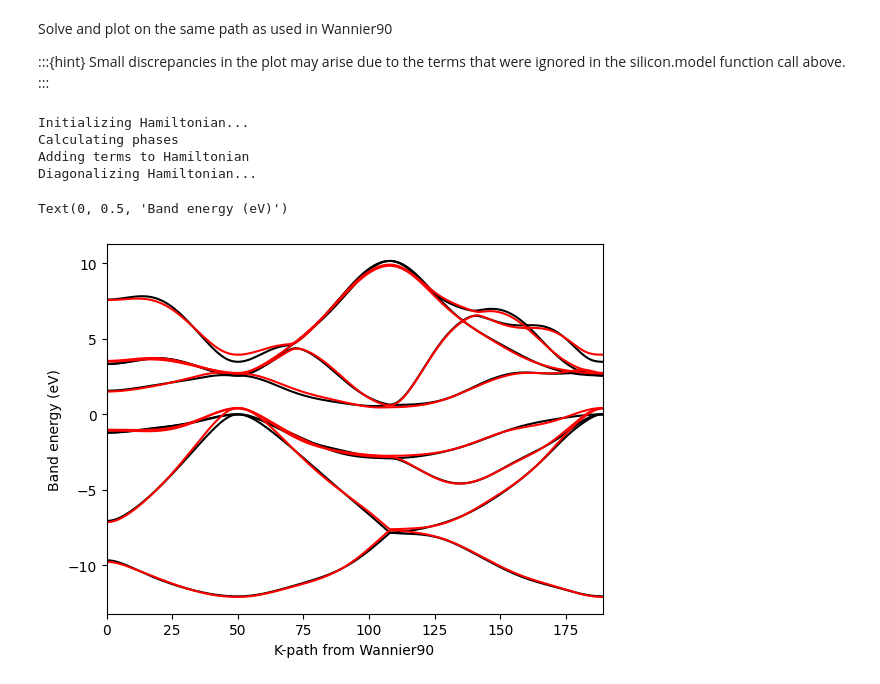
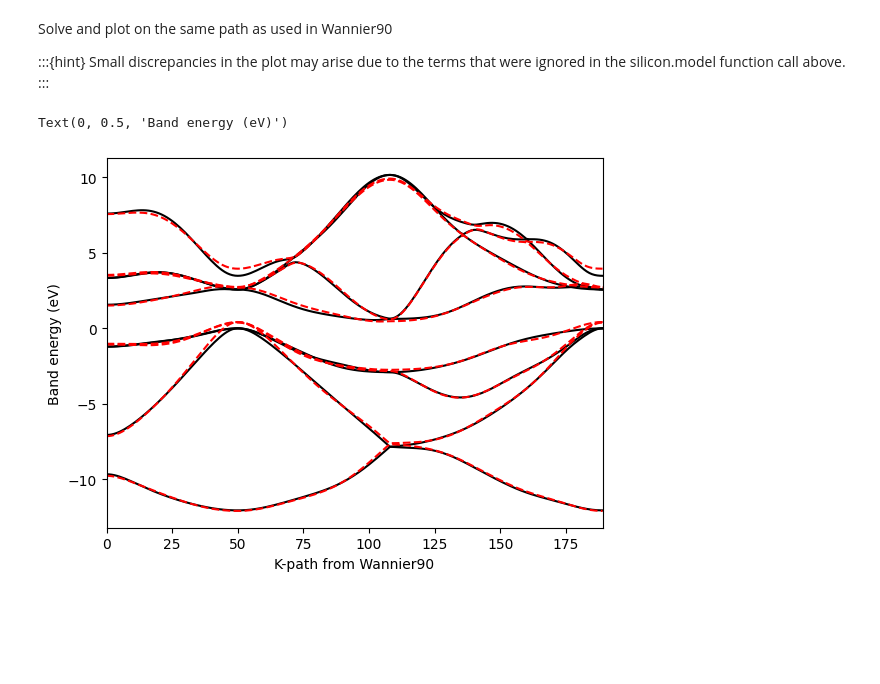
Before and after one commit to pythtb/pythtb, a Jupyter notebook: docs/source/examples_ipynb/w90.ipynb, the cells around one changed output. Saved outputs shown, nothing was run; the diff lists cells and outputs as text; code cells hidden in the pictures; blank space fills up the shorter version.

```diff
--- a/docs/source/examples_ipynb/w90.ipynb
+++ b/docs/source/examples_ipynb/w90.ipynb
@@ -6,7 +6,7 @@ from pythtb import W90
 import matplotlib.pyplot as plt
 import numpy as np
 # %%
-silicon = W90(r"silicon_w90", r"silicon")
+silicon = W90("silicon_w90", "silicon")
 # %%
 # hard coded fermi level in eV
 fermi_ev = 6.2285135
@@ -62,3 +62,5 @@ Solve and plot on the same path as used in Wannier90
 :::{hint}
 Small discrepancies in the plot may arise due to the terms that were ignored in the silicon.model function call above.
 :::
+# %%
+w90_kpt, w90_evals, w90_kdist = silicon.w90_bands(return_kdist=True)
@@ -65,20 +69,12 @@ Small discrepancies in the plot may arise due to the terms that were ignored in
 # %%
 fig, ax = plt.subplots()
-(w90_kpt, w90_evals) = silicon.w90_bands_consistency()
 
-ax.plot(list(range(w90_evals.shape[0])), w90_evals - fermi_ev, "k-", zorder=-100)
-
-# now interpolate from the model on the same path in k-space
-int_evals = my_model.solve_ham(w90_kpt)
-ax.plot(list(range(int_evals.shape[0])), int_evals, "r-", zorder=-50)
+ax.plot(list(range(w90_evals.shape[0])), w90_evals - fermi_ev, "k-", zorder=0)
+ax.plot(list(range(int_evals.shape[0])), int_evals, "r--", zorder=1)
 
 ax.set_xlim(0, int_evals.shape[0] - 1)
 ax.set_xlabel("K-path from Wannier90")
 ax.set_ylabel("Band energy (eV)")
 # %% [output]
-Initializing Hamiltonian...
-Calculating phases
-Adding terms to Hamiltonian
-Diagonalizing Hamiltonian...
+Text(0, 0.5, 'Band energy (eV)')
-Text(0, 0.5, 'Band energy (eV)')
-[figure, old version]
+[figure, new version]
```
Also changed, not shown: parts of 7 cells of this notebook, 20 other files.
